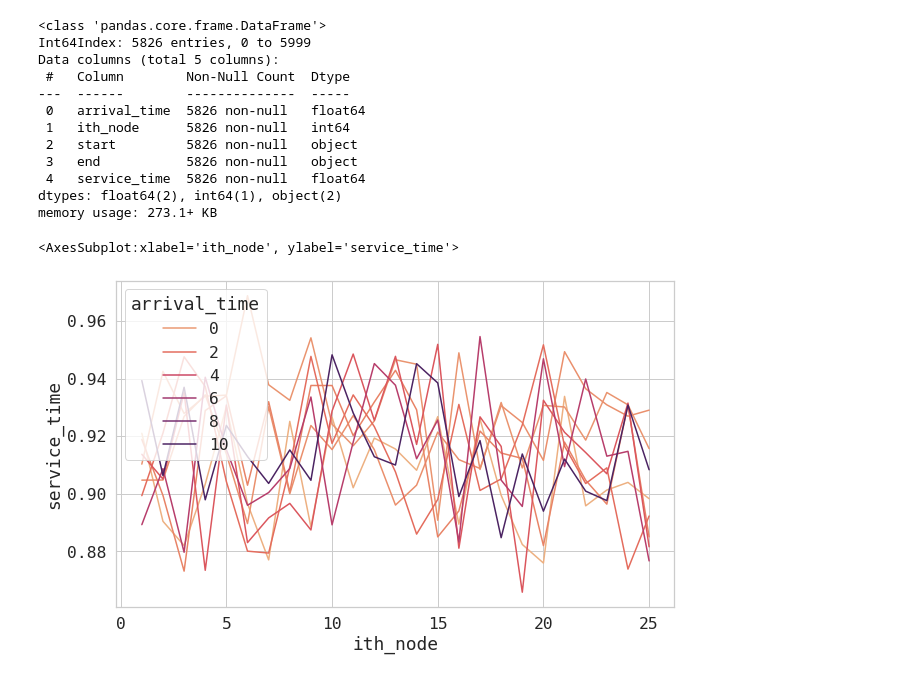
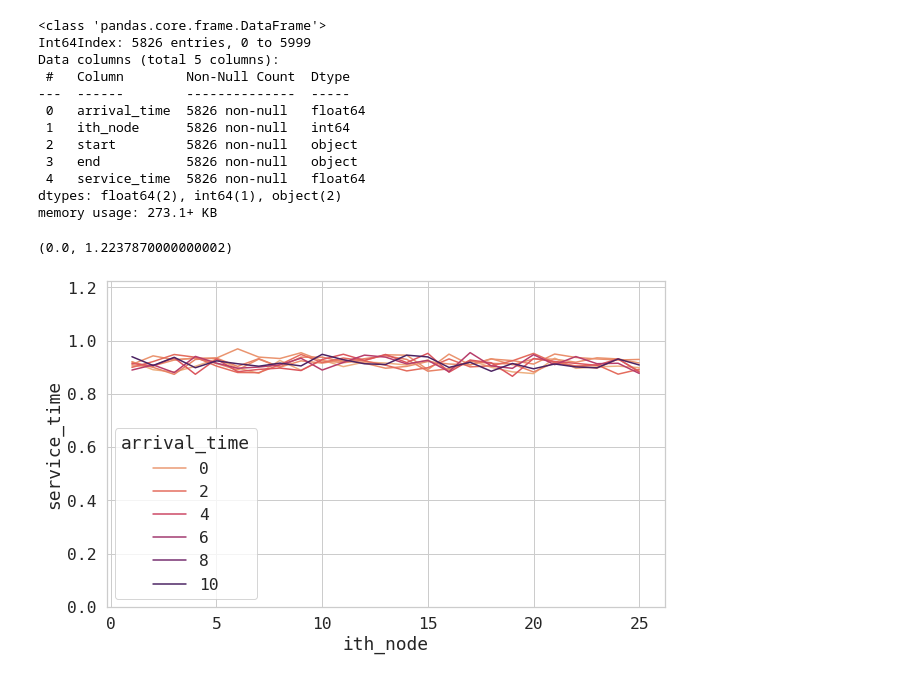
Before and after one commit to javier-pg/sysrepo-cfgssl, a Jupyter notebook: experimental_data/performance_analysis.ipynb, the cells around one changed output. Cells and saved outputs as stored; diff of their text form; code cells hidden in the pictures.

```diff
--- a/experimental_data/performance_analysis.ipynb
+++ b/experimental_data/performance_analysis.ipynb
@@ -176,16 +176,17 @@ hue='arrival_time'
 # %%
 # barplot
 fig, axs = plt.subplots(1, 1, figsize=(10,6))
 sns.lineplot(data=times,
              x=x,
              y=y,
              hue=hue,
              palette="flare",
              ci=None,
              ax=axs)
+plt.ylim(0,max(times[y]))
 # %% [output]
-<AxesSubplot:xlabel='ith_node', ylabel='service_time'>
+(0.0, 1.2237870000000002)
-[figure, old version]
+[figure, new version]
 # %%
 fig, axs = plt.subplots(1, 1, figsize=(10,6))
 sns.scatterplot(data=times,
```
Also changed, not shown: parts of 19 cells of this notebook, 5 other files.
